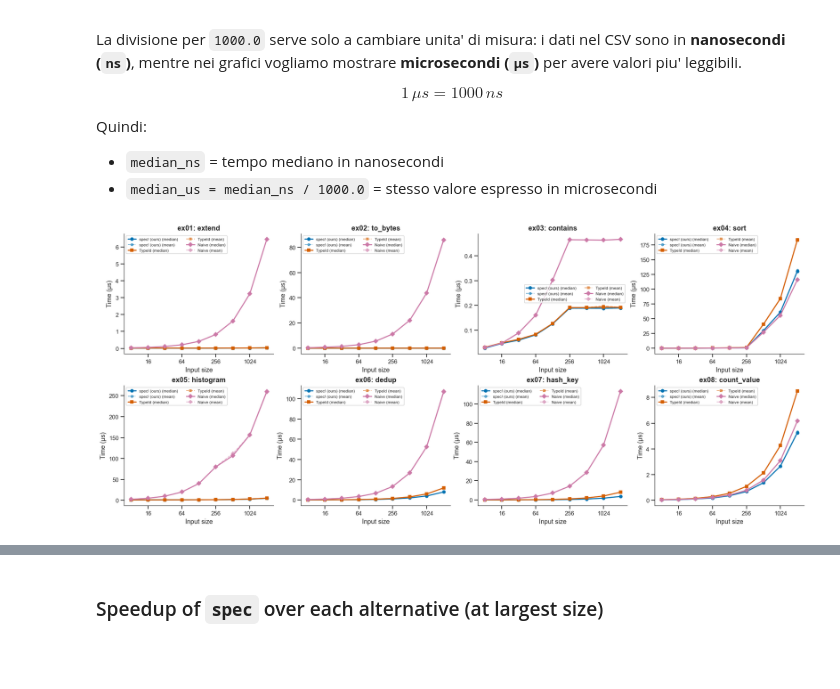
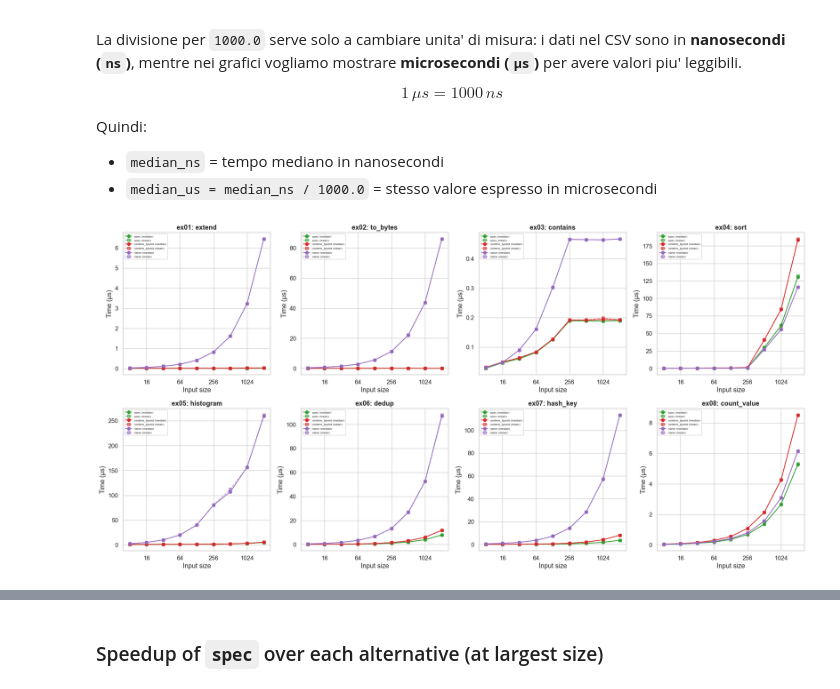
Before and after one commit to AdaptLab-CS/spec-trait, a Jupyter notebook: spec-trait-evaluation/notebooks/eval.ipynb, the cells around one changed output, grey strips where cells are left out. Cells and saved outputs as stored; diff of their text form; code cells hidden in the pictures; blank space fills up the shorter version.

```diff
--- a/spec-trait-evaluation/notebooks/eval.ipynb
+++ b/spec-trait-evaluation/notebooks/eval.ipynb
@@ -115,7 +40,7 @@ def style_log_x(ax):
 # %% [markdown]
 ## 1. Runtime Performance
 # %%
-rt = pd.read_csv(RESULTS / "runtime_tmp.csv")
+rt = pd.read_csv(RESULTS / "runtime.csv")
 rt["size"] = pd.to_numeric(rt["size"], errors="coerce")
 rt = rt.dropna(subset=["size", "median_ns"])
 rt["median_us"] = rt["median_ns"] / 1000.0 # from nanoseconds to microseconds
@@ -144,48 +69,44 @@ Quindi:
 - `median_ns` = tempo mediano in nanosecondi
 - `median_us = median_ns / 1000.0` = stesso valore espresso in microsecondi
 # %%
-# Mean vs Median comparison — solid = median, dashed = mean, band = median 95 % CI
+
+# Mean vs Median comparison — one subplot per example, two lines per approach
 has_mean = "mean_ns" in rt.columns
 
 if has_mean:
     rt["mean_us"] = rt["mean_ns"] / 1000.0
 
-    # Pre-compute median CI in µs (if available)
-    has_med_ci = {"median_ci_lower_ns", "median_ci_upper_ns"}.issubset(rt.columns)
-    if has_med_ci:
-        rt["med_ci_lo_us"] = rt["median_ci_lower_ns"] / 1000.0
-        rt["med_ci_hi_us"] = rt["median_ci_upper_ns"] / 1000.0
-
-    fig, axes = make_grid(n_ex)
+    fig, axes = plt.subplots(2, (n_ex + 1) // 2, figsize=(5 * ((n_ex + 1) // 2), 10), sharey=False)
+    axes = axes.flatten()
 
     for idx, ex in enumerate(examples):
         ax = axes[idx]
         sub = rt[rt["example"] == ex]
         op = sub["operation"].iloc[0]
-        for a in APPROACH_ORDER:
-            d = sub[sub["approach"] == a].sort_values("size")
+        for approach in APPROACH_ORDER:
+            d = sub[sub["approach"] == approach].sort_values("size")
             if d.empty:
                 continue
-            c, m = _color(a), _marker(a)
-            ax.plot(d["size"], d["median_us"],
-                    marker=m, ms=MS, lw=LW, color=c,
-                    label=f"{_label(a)} (median)")
-            ax.plot(d["size"], d["mean_us"],
-                    marker=m, ms=MS-1, lw=LW*0.7, ls="--", color=c, alpha=0.55,
-                    label=f"{_label(a)} (mean)")
-            if has_med_ci:
-                ax.fill_between(d["size"], d["med_ci_lo_us"], d["med_ci_hi_us"],
-                                alpha=BAND_A, color=c)
-        ax.set_title(f"{ex}: {op}")
+            color = APPROACH_COLORS.get(approach, "gray")
+            ax.plot(d["size"], d["median_us"], marker="o", linestyle="-",
+                    label=f"{approach} (median)", color=color)
+            ax.plot(d["size"], d["mean_us"], marker="s", linestyle="--",
+                    label=f"{approach} (mean)", color=color, alpha=0.6)
+        ax.set_title(f"{ex}: {op}", fontweight="bold")
         ax.set_xlabel("Input size")
         ax.set_ylabel("Time (µs)")
-        style_log_x(ax)
-        ax.legend(fontsize=7, ncol=2)
+        ax.set_xscale("log", base=2)
+        ax.xaxis.set_major_formatter(ticker.ScalarFormatter())
+        ax.legend(fontsize=6)
 
-    finish_grid(fig, axes, n_ex, RESULTS / "mean_vs_median.pdf")
+    for idx in range(n_ex, len(axes)):
+        axes[idx].set_visible(False)
+
+    plt.tight_layout()
+    plt.savefig(RESULTS / "mean_vs_median.pdf", bbox_inches="tight")
     plt.show()
 else:
     print("mean_ns column not found — only median is available.")
 # %% [output]
-[figure, old version]
+[figure, new version]
 # %%
```
Also changed, not shown: parts of 11 cells of this notebook, 10 other files.
